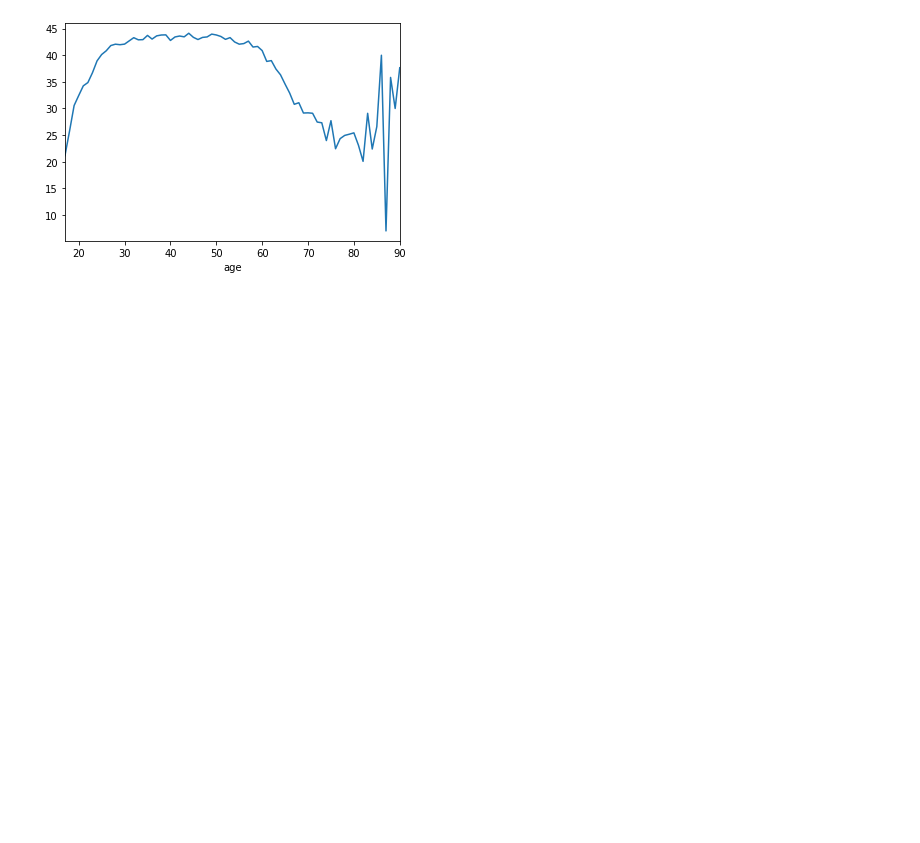
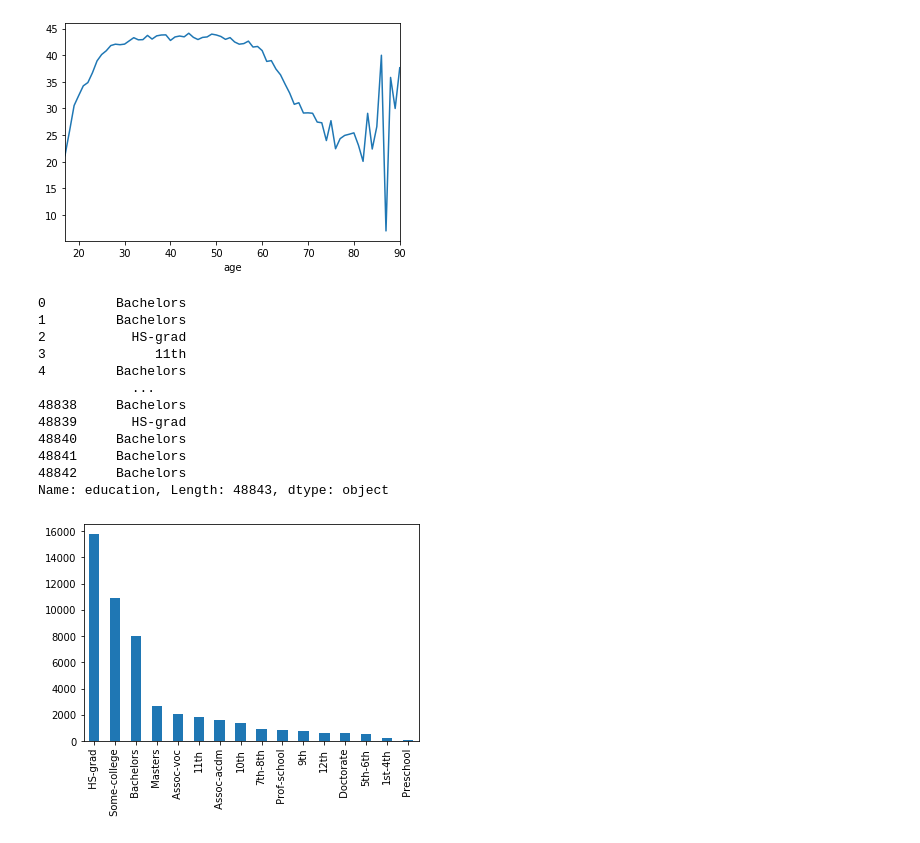
Before and after one commit to DandDevy/dataAnalyticsProject1, a Jupyter notebook: project.ipynb, the cells around one changed output. Drawn from its saved outputs; the diff is of its cells as text; code cells hidden in the pictures; blank space fills up the shorter version.

```diff
--- a/project.ipynb
+++ b/project.ipynb
@@ -211,3 +212,23 @@ Name: hours-per-week, Length: 74, dtype: float64
 <pandas.core.groupby.generic.SeriesGroupBy object at 0x...>
 <pandas.core.groupby.generic.SeriesGroupBy object at 0x...>
 [figure]
+# %%
+def task6():
+    t6df = dataframeFromCSV.copy()["education"]
+    print(t6df)
+    t6df_value_counts = t6df.value_counts().plot(kind="bar")
+task6()
+# %% [output]
+0         Bachelors
+1         Bachelors
+2           HS-grad
+3              11th
+4         Bachelors
+            ...
+48838     Bachelors
+48839       HS-grad
+48840     Bachelors
+48841     Bachelors
+48842     Bachelors
+Name: education, Length: 48843, dtype: object
+[figure, added]
```
Also changed, not shown: parts of 1 cell of this notebook.
